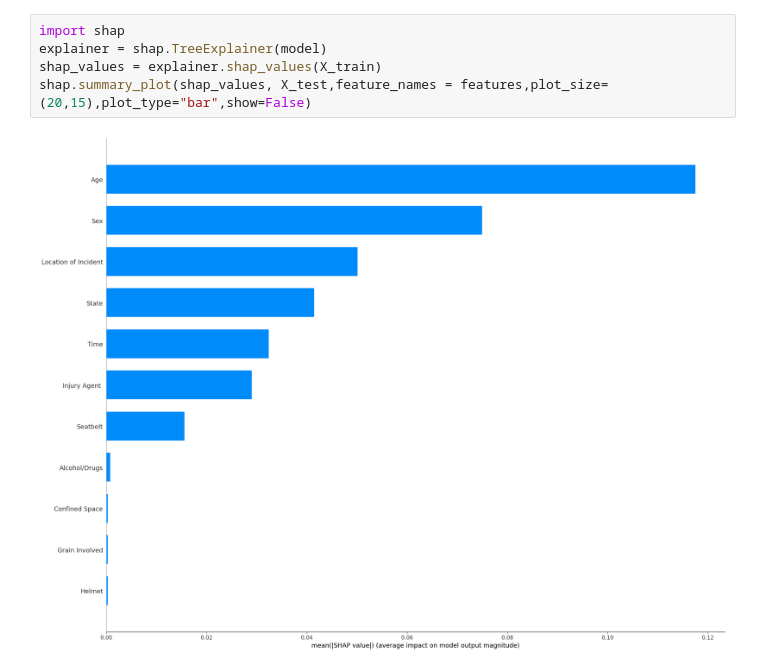
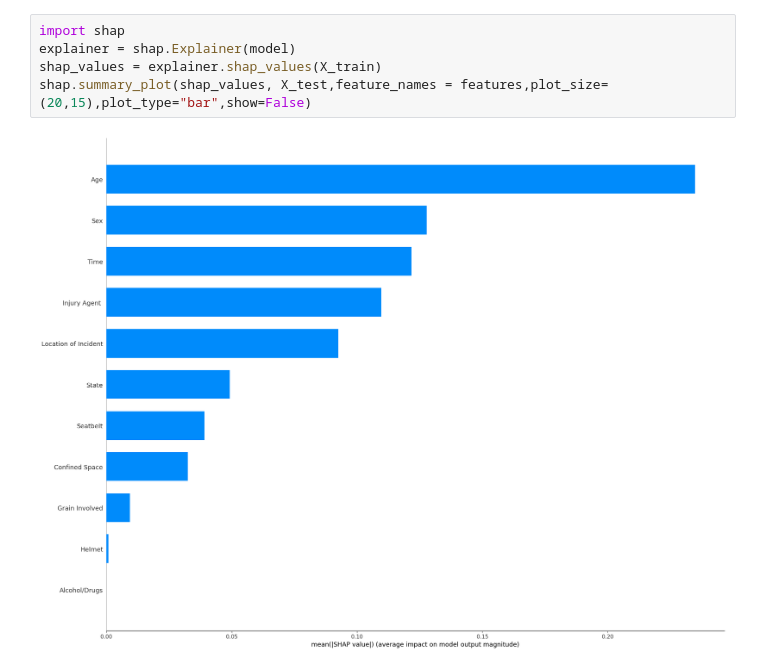
Before and after one commit to EddieZ18326/SSTP-Injury-Projects, a Jupyter notebook: Agriculture/Ensemble/GB.ipynb, the cells around one changed output. Drawn from its saved outputs; the diff is of its cells as text.

```diff
--- a/Agriculture/Ensemble/GB.ipynb
+++ b/Agriculture/Ensemble/GB.ipynb
@@ -130,7 +128,7 @@ cm_display.plot()
 # %%
 import shap
-explainer = shap.TreeExplainer(model)
+explainer = shap.Explainer(model)
 shap_values = explainer.shap_values(X_train)
 shap.summary_plot(shap_values, X_test,feature_names = features,plot_size=(20,15),plot_type="bar",show=False)
 # %% [output]
-[figure, old version]
+[figure, new version]
```
Also changed, not shown: parts of 6 cells of this notebook, 11 other files.
